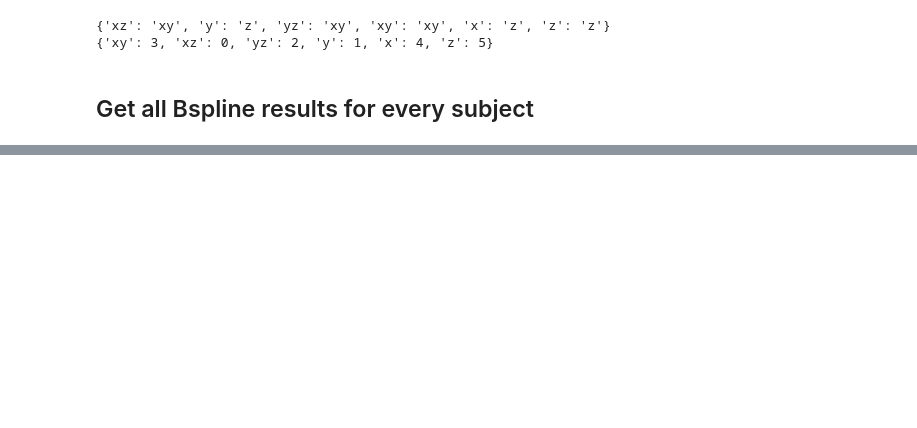
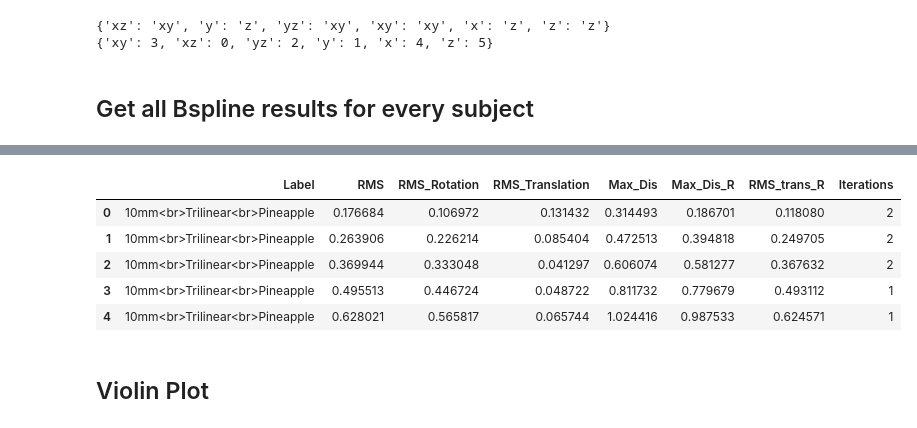
Before and after one commit to zyzdiana/AC297r-Volume-Registration, a Jupyter notebook: Thesis/Read_Data_From_C++.ipynb, the cells around one changed output, grey strips where cells are left out. Cells and saved outputs as stored; diff of their text form; code cells hidden in the pictures; blank space fills up the shorter version.

```diff
--- a/Thesis/Read_Data_From_C++.ipynb
+++ b/Thesis/Read_Data_From_C++.ipynb
@@ -280,9 +284,0 @@ for algo in xrange(8):
-# %%
-output_path = '/Users/zyzdiana/Desktop/'
-all_algorithms = []
-for algo in xrange(8):
-    data_ls = []
-    for interp in ['bspline','tricubic','trilinear']:
-        for subj in ['oct13','june8','july15','july26']:
-            data_ls.append(compute_RMS(output_path, interp, algo, axes_dict))
-    all_algorithms.append(data_ls)
@@ -288,0 +321,2 @@ for algo in xrange(8):
+# %%
+data_ls_all = pickle.load(open('data_ls_all.p','rb'))
@@ -288,0 +363,7 @@ for algo in xrange(8):
+# %%
+import pandas as pd
+labels = ['10mm<br>Trilinear','10mm<br>Tricubic','10mm<br>Cubic<br>B-spline',
+          '8mm<br>Trilinear','8mm<br>Tricubic','8mm<br>Cubic<br>B-spline',
+          '6.4mm<br>Trilinear','6.4mm<br>Tricubic','6.4mm\nCubic<br>B-spline']
+
+columns = ['Label','RMS','RMS_Rotation','RMS_Translation','Max_Dis','Max_Dis_R','RMS_trans_R','Iterations']
@@ -288,0 +403,35 @@ for algo in xrange(8):
+# %%
+def get_subjects_df(data_ls, Labels_ls = Labels_ls, num_subject = 3):
+    subjects_df = pd.DataFrame(columns = columns)
+    subjects_df[columns[0]] = Labels_ls
+    for idx, col in enumerate(columns[1:]):
+        col_vals = []
+        for res in [3,2,1]:
+            for interp in xrange(3):
+                for subj in xrange(num_subject):
+                    col_vals += data_ls[interp*num_subject+subj][res+(idx*3)]
+        subjects_df[col] = col_vals
+    return subjects_df
+
+def get_pineapple_df(data_ls, Pineapple_label = Pineapple_label, pineapple_idx = 3, num_subject = 4):
+    pineapple_df = pd.DataFrame(columns = columns)
+    pineapple_df[columns[0]] = Pineapple_label
+    for idx, col in enumerate(columns[1:]):
+        col_vals = []
+        for res in [3,2,1]:
+            for interp in xrange(3):
+                col_vals += data_ls[interp*num_subject+pineapple_idx][res+(idx*3)]
+        pineapple_df[col] = col_vals
+    return pineapple_df
+# %%
+df = get_pineapple_df(data_ls_all[0])
+df.head()
+# %% [output]
+|  | Label | RMS | RMS_Rotation | RMS_Translation | Max_Dis | Max_Dis_R | RMS_trans_R | Iterations |
+| 0 | 10mm<br>Trilinear<br>Pineapple | 0.176684 | 0.106972 | 0.131432 | 0.314493 | 0.186701 | 0.118080 | 2 |
+| 1 | 10mm<br>Trilinear<br>Pineapple | 0.263906 | 0.226214 | 0.085404 | 0.472513 | 0.394818 | 0.249705 | 2 |
+| 2 | 10mm<br>Trilinear<br>Pineapple | 0.369944 | 0.333048 | 0.041297 | 0.606074 | 0.581277 | 0.367632 | 2 |
+| 3 | 10mm<br>Trilinear<br>Pineapple | 0.495513 | 0.446724 | 0.048722 | 0.811732 | 0.779679 | 0.493112 | 1 |
+| 4 | 10mm<br>Trilinear<br>Pineapple | 0.628021 | 0.565817 | 0.065744 | 1.024416 | 0.987533 | 0.624571 | 1 |
+# %% [markdown]
+## Violin Plot
```
Also changed, not shown: parts of 38 cells of this notebook, 5 other files.
